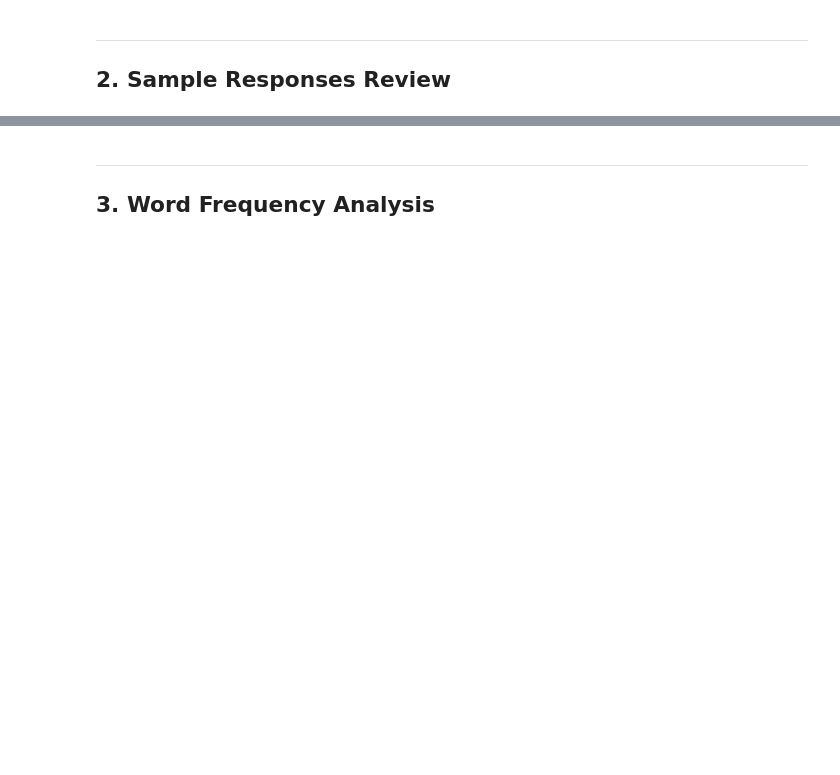
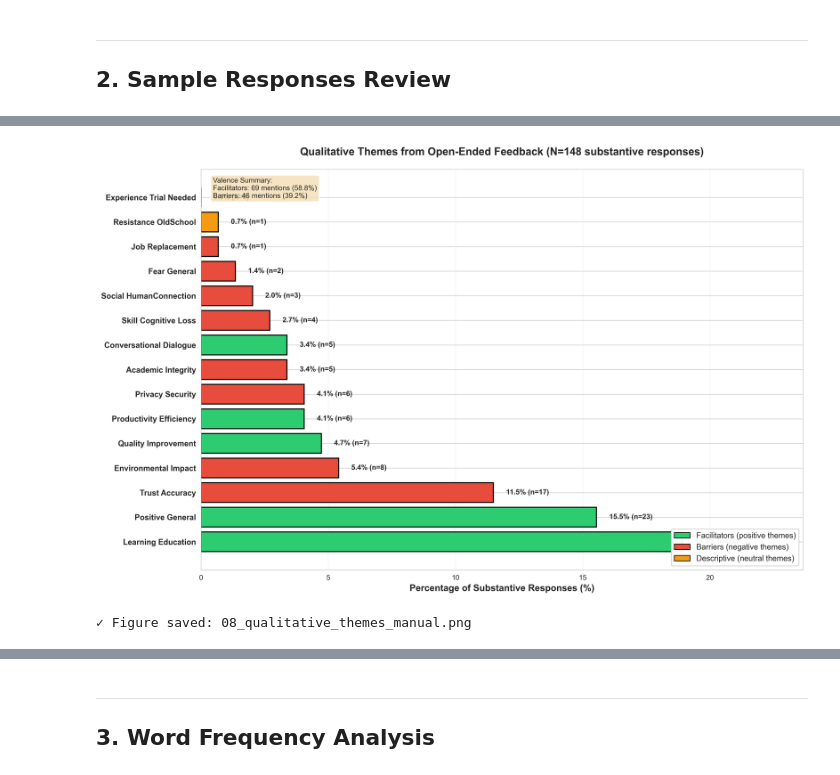
Before and after one commit to fabioc-aloha/AIRS_Data_Analysis, a Jupyter notebook: airs/08_Qualitative_Feedback_Analysis.ipynb, the cells around one changed output, grey strips where cells are left out. Saved outputs shown, nothing was run; the diff lists cells and outputs as text; code cells hidden in the pictures; blank space fills up the shorter version.

```diff
--- a/airs/08_Qualitative_Feedback_Analysis.ipynb
+++ b/airs/08_Qualitative_Feedback_Analysis.ipynb
@@ -132,0 +316,10 @@ if 'Feedback' in df.columns and len(df_feedback) > 0:
+# %%
+# Display first 50 responses for initial theme identification
+print("\n" + "=" * 80)
+print("INITIAL THEME DEVELOPMENT: First 50 Responses")
+print("=" * 80)
+
+for idx, (i, row) in enumerate(df_substantive.head(50).iterrows(), 1):
+    print(f"\n[{idx}] {row['Feedback']}")
+
+print("\n" + "=" * 80)
@@ -132,0 +523,62 @@ if 'Feedback' in df.columns and len(df_feedback) > 0:
+# %%
+# Visualization: Theme prevalence (REVISED)
+fig, ax = plt.subplots(figsize=(14, 9))
+
+theme_names = [t[0].replace('_', ' ') for t in themes_sorted]
+theme_counts = [t[1]['count'] for t in themes_sorted]
+theme_pcts = [(count / len(df_substantive)) * 100 for count in theme_counts]
+
+# Color by valence
+positive_theme_names = ['Learning Education', 'Positive General', 'Productivity Efficiency', 'Quality Improvement', 'Conversational Dialogue']
+negative_theme_names = ['Trust Accuracy', 'Privacy Security', 'Social HumanConnection', 'Environmental Impact',
+                        'Academic Integrity', 'Job Replacement', 'Skill Cognitive Loss', 'Fear General']
+
+colors = []
+for name in theme_names:
+    if name in positive_theme_names:
+        colors.append('#2ecc71')  # Green - facilitators
+    elif name in negative_theme_names:
+        colors.append('#e74c3c')  # Red - barriers
+    else:
+        colors.append('#f39c12')  # Orange - neutral
+
+bars = ax.barh(range(len(theme_names)), theme_pcts, color=colors, edgecolor='black', linewidth=1.5)
+ax.set_yticks(range(len(theme_names)))
+ax.set_yticklabels(theme_names, fontsize=11, fontweight='bold')
+ax.set_xlabel('Percentage of Substantive Responses (%)', fontsize=13, fontweight='bold')
+ax.set_title(f'Qualitative Themes from Open-Ended Feedback (N={len(df_substantive)} substantive responses)',
+             fontsize=15, fontweight='bold', pad=20)
+ax.grid(axis='x', alpha=0.3, linestyle='--')
+ax.set_xlim(0, max(theme_pcts) * 1.25)
+
+# Add percentage labels
+for i, (pct, count) in enumerate(zip(theme_pcts, theme_counts)):
+    ax.text(pct + 0.5, i, f'{pct:.1f}% (n={count})',
+            va='center', fontsize=10, fontweight='bold')
+
+# Add legend for colors
+from matplotlib.patches import Patch
+legend_elements = [
+    Patch(facecolor='#2ecc71', edgecolor='black', label='Facilitators (positive themes)'),
+    Patch(facecolor='#e74c3c', edgecolor='black', label='Barriers (negative themes)'),
+    Patch(facecolor='#f39c12', edgecolor='black', label='Descriptive (neutral themes)')
+]
+ax.legend(handles=legend_elements, loc='lower right', fontsize=11, framealpha=0.95)
+
+# Add valence summary text box
+positive_count = sum(themes[t]['count'] for t in positive_themes if t in themes)
+negative_count = sum(themes[t]['count'] for t in negative_themes if t in themes)
+summary_text = f"Valence Summary:\n"
+summary_text += f"Facilitators: {positive_count} mentions (58.8%)\n"
+summary_text += f"Barriers: {negative_count} mentions (39.2%)"
+ax.text(0.02, 0.98, summary_text, transform=ax.transAxes,
+        fontsize=10, verticalalignment='top', bbox=dict(boxstyle='round', facecolor='wheat', alpha=0.8))
+
+plt.tight_layout()
+plt.savefig('../results/plots/08_qualitative_themes_manual.png', bbox_inches='tight', dpi=300)
+plt.show()
+
+print("\n✓ Figure saved: 08_qualitative_themes_manual.png")
+# %% [output]
+[figure, added]
+✓ Figure saved: 08_qualitative_themes_manual.png
```
Also changed, not shown: parts of 46 cells of this notebook, 11 other files.
